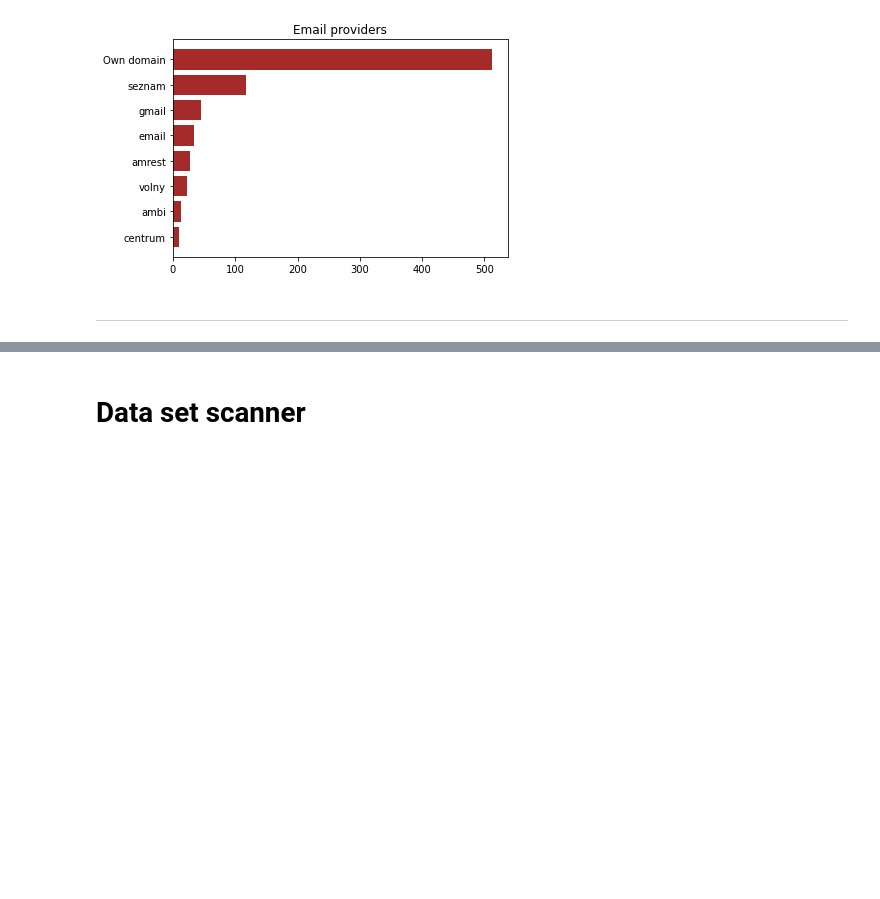
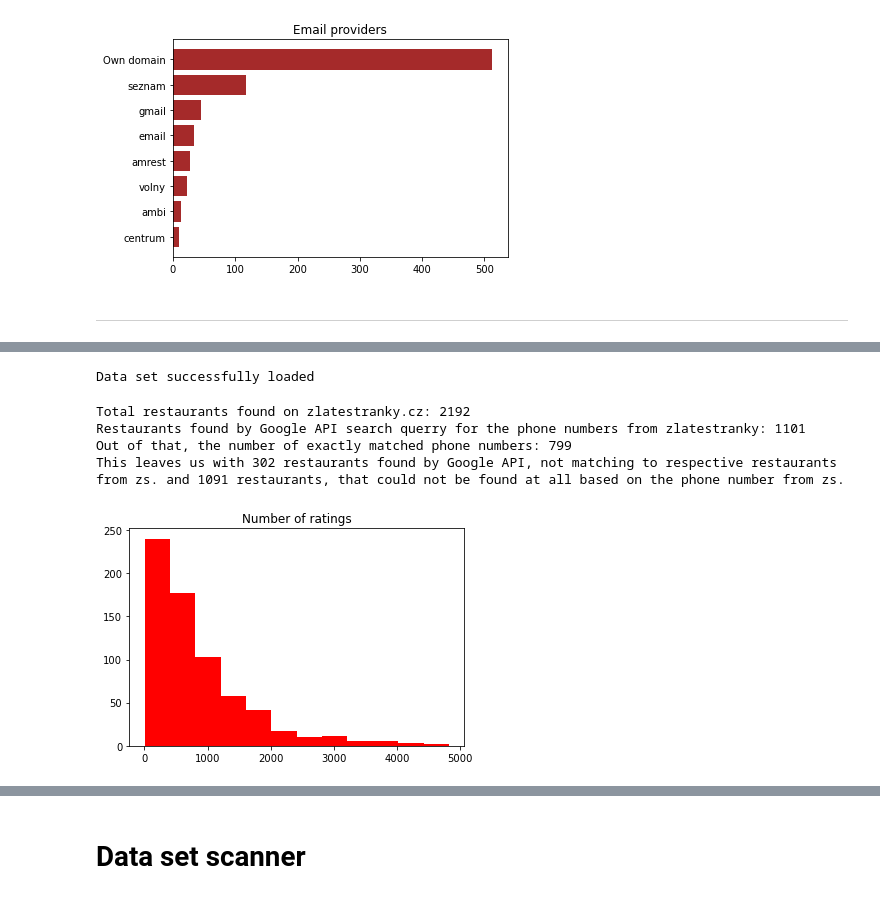
Before and after one commit to Matyas-Mattanelli/Webscraper-Zlate-Stranky, a Jupyter notebook: output.ipynb, the cells around one changed output, grey strips where cells are left out. Saved outputs shown, nothing was run; the diff lists cells and outputs as text; code cells hidden in the pictures; blank space fills up the shorter version.

Commit message:
Using new functionality of initializer in the output

```diff
--- a/output.ipynb
+++ b/output.ipynb
@@ -83,0 +92,16 @@ data_interpreter.plotEmailProvidersCounts(plot_type=plot_type,threshold=threshol
+# %%
+existing_API = True
+data_comparer=initializePlacesAPI(existing=existing_API, API_KEY=None)
+# %% [output]
+Data set successfully loaded
+# %%
+data_comparer.summaryOfDatasets()
+# %% [output]
+Total restaurants found on zlatestranky.cz: 2192
+Restaurants found by Google API search querry for the phone numbers from zlatestranky: 1101
+Out of that, the number of exactly matched phone numbers: 799
+This leaves us with 302 restaurants found by Google API, not matching to respective restaurants from zs. and 1091 restaurants, that could not be found at all based on the phone number from zs.
+# %%
+data_comparer.plotReviews(outlier=5000)
+# %% [output]
+[figure, added]
```
Also changed, not shown: parts of 7 cells of this notebook, 1 other file.
